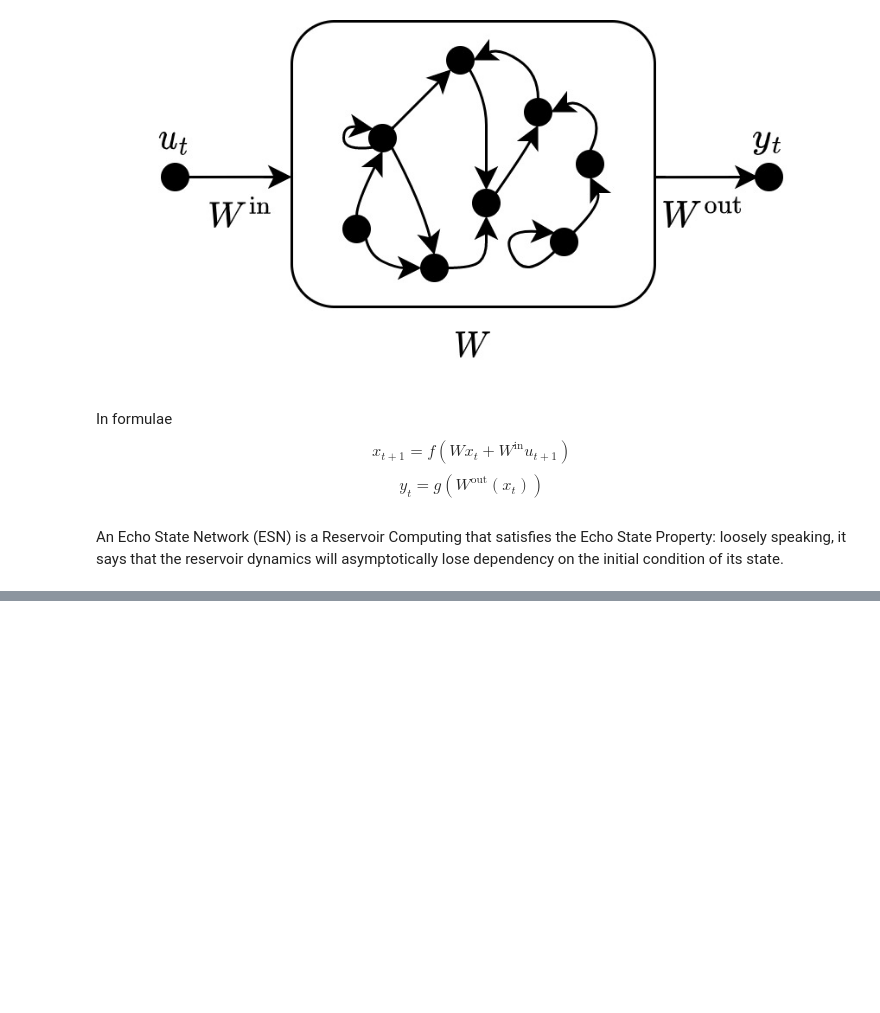
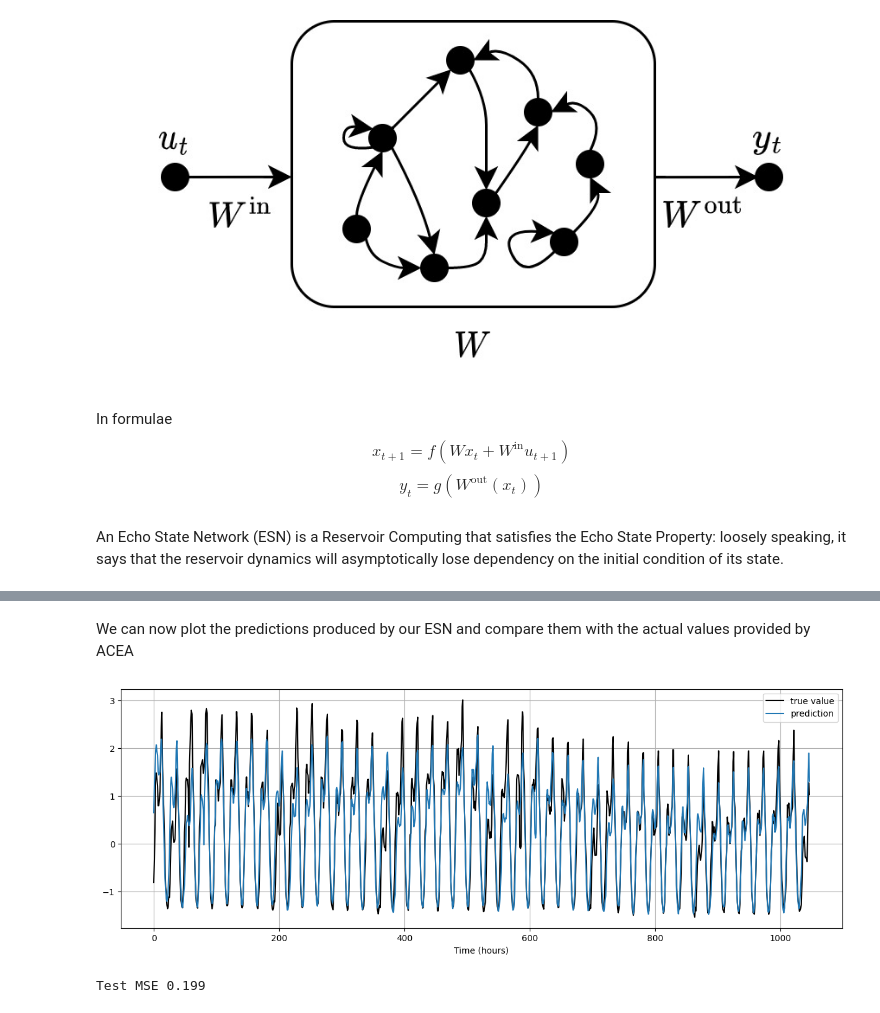
Before and after one commit to MicheleUIT/Probabilistic-load-forecasting-with-Reservoir-Computing, a Jupyter notebook: code/arc_seminar.ipynb, the cells around one changed output, grey strips where cells are left out. Saved outputs shown, nothing was run; the diff lists cells and outputs as text; code cells hidden in the pictures; blank space fills up the shorter version.

```diff
--- a/code/arc_seminar.ipynb
+++ b/code/arc_seminar.ipynb
@@ -43,15 +60,27 @@ An Echo State Network (ESN) is a Reservoir Computing that satisfies the Echo Sta
 # Set ESN hyperparams
 config = json.load(open('ESN/configs/ESN_hyperparams.json', 'r'))
 
-Xtr, Ytr, Xval, Yval, Xte, Yte = generate_datasets(X, Y, test_percent = 0.15, val_percent = 0.15)
-print("Tr: {:d}, Val: {:d}, Te: {:d}".format(Xtr.shape[0], Xval.shape[0], Xte.shape[0]))
-
-# Train and compute predictions
+# Train and compute embeddings and predictions
 Yte_pred, _, _, train_embedding, _, val_embedding, _, test_embedding = esnet.run_from_config_return_states(Xtr, Ytr,
                                                                                                             Xte, Yte,
                                                                                                             config,
                                                                                                             validation=True,
                                                                                                             Xval=Xval,
                                                                                                             Yval=Yval)
-print("train_embedding shape:", train_embedding.shape)
-print('Test MSE {:.3f}'.format(mean_squared_error(Yte_pred, Yte)))
+# %% [markdown]
+We can now plot the predictions produced by our ESN and compare them with the actual values provided by ACEA
+# %%
+# Plot results
+fig = plt.figure(figsize=(15,5))
+plt.plot(Yte, label='true value', color='k')
+plt.plot(Yte_pred, label='prediction')
+plt.legend(loc='best', fontsize=10)
+plt.grid()
+plt.xlabel("Time (hours)")
+plt.show()
+
+# Mean square error of the prediction
+print('Test MSE {:.3f}'.format(mean_squared_error(Yte_pred, Yte)))
+# %% [output]
+[figure, added]
+Test MSE 0.199
```
Also changed, not shown: parts of 9 cells of this notebook.
